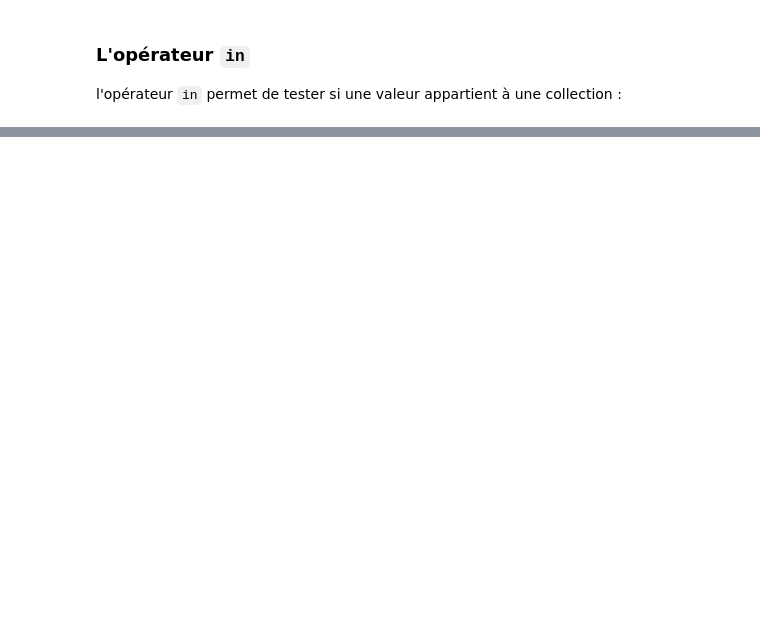
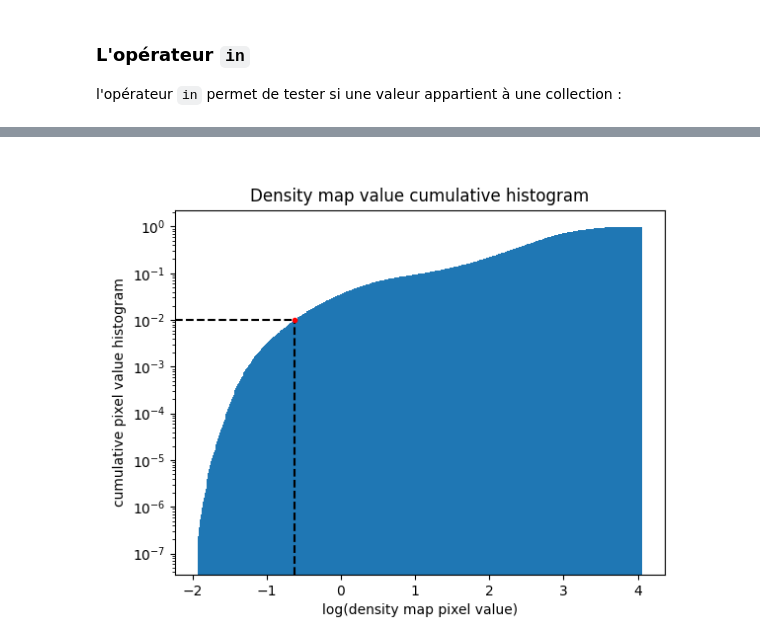
Before and after one commit to dchapon/AtelierAstroPython, a Jupyter notebook: atelier.ipynb, the cells around one changed output, grey strips where cells are left out. Saved outputs shown, nothing was run; the diff lists cells and outputs as text; code cells hidden in the pictures; blank space fills up the shorter version.

Commit message:
Updated reading map arrays + density plots

```diff
--- a/atelier.ipynb
+++ b/atelier.ipynb
@@ -488,15 +484,0 @@ les instructions spéciales ``break``,
-# %%
-# Paquets de la librairie standard
-import pickle
-import bz2
-
-map_512 = {"temperature": None, "density": None, "metallicity": None, "entropy": None}
-
-with bz2.BZ2File("data/temperature.pkl.bz2", 'rb') as f:
-    map_512["temperature"] = pickle.load(f)
-with bz2.BZ2File("data/metal.pkl.bz2", 'rb') as f:
-    map_512["metallicity"] = pickle.load(f)
-with bz2.BZ2File("data/density.pkl.bz2", 'rb') as f:
-    map_512["density"] = pickle.load(f)
-with bz2.BZ2File("data/entropy.pkl.bz2", 'rb') as f:
-    map_512["entropy"] = pickle.load(f)
@@ -502,0 +629,7 @@ with bz2.BZ2File("data/entropy.pkl.bz2", 'rb') as f:
+# %%
+from miscellaneous import display_density_histogram
+
+
+dens_min = display_density_histogram(map_512["density"], percentile=1.0)
+# %% [output]
+[figure, added]
```
Also changed, not shown: parts of 94 cells of this notebook, 2 other files.
